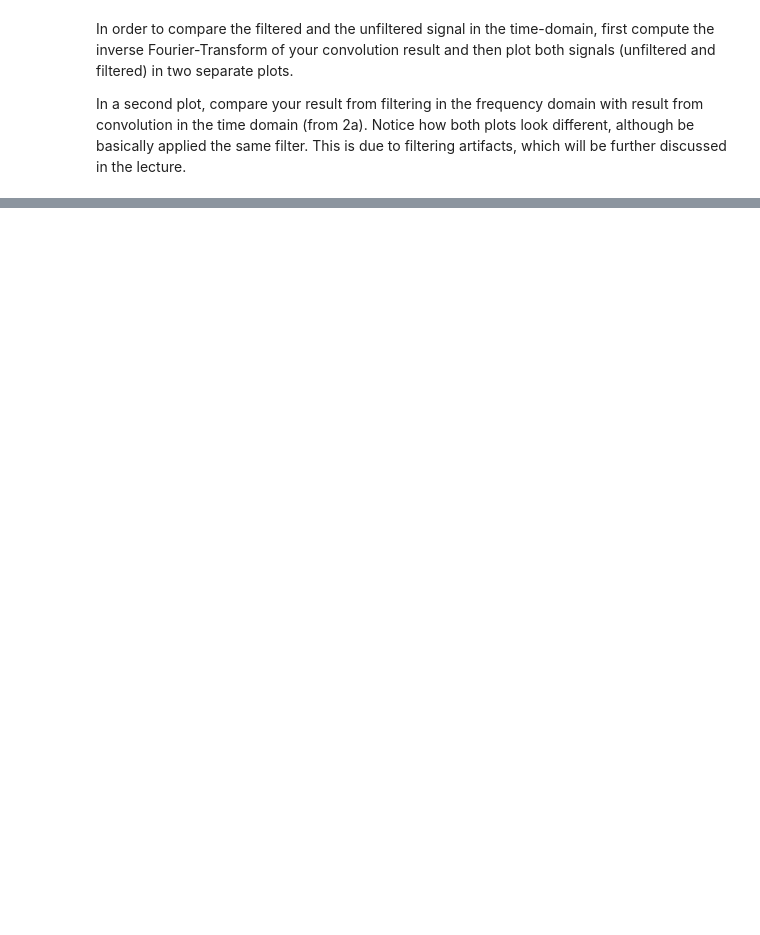
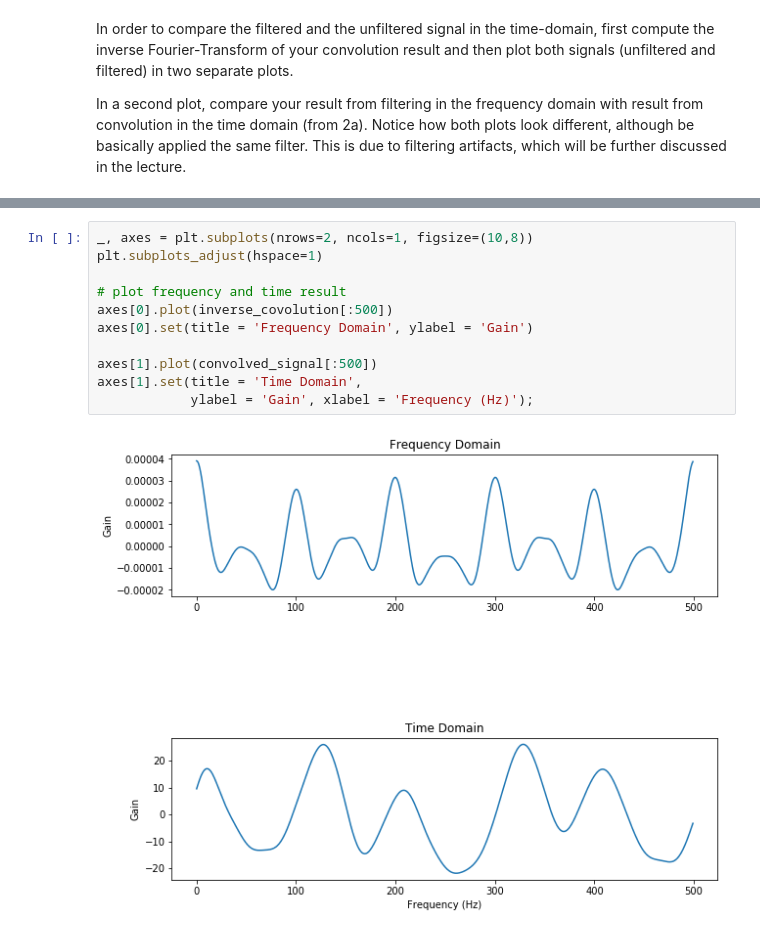
Before and after one commit to NBP-ACC/week-8-updated-acc_2, a Jupyter notebook: Sheet06.ipynb, the cells around one changed output, grey strips where cells are left out. Cells and saved outputs as stored; diff of their text form; blank space fills up the shorter version.

```diff
--- a/Sheet06.ipynb
+++ b/Sheet06.ipynb
@@ -251,0 +264,13 @@ In a second plot, compare your result from filtering in the frequency domain wit
+# %%
+_, axes = plt.subplots(nrows=2, ncols=1, figsize=(10,8))
+plt.subplots_adjust(hspace=1)
+
+# plot frequency and time result
+axes[0].plot(inverse_covolution[:500])
+axes[0].set(title = 'Frequency Domain', ylabel = 'Gain')
+
+axes[1].plot(convolved_signal[:500])
+axes[1].set(title = 'Time Domain',
+            ylabel = 'Gain', xlabel = 'Frequency (Hz)');
+# %% [output]
+[figure, added]
```
Also changed, not shown: parts of 8 cells of this notebook.
